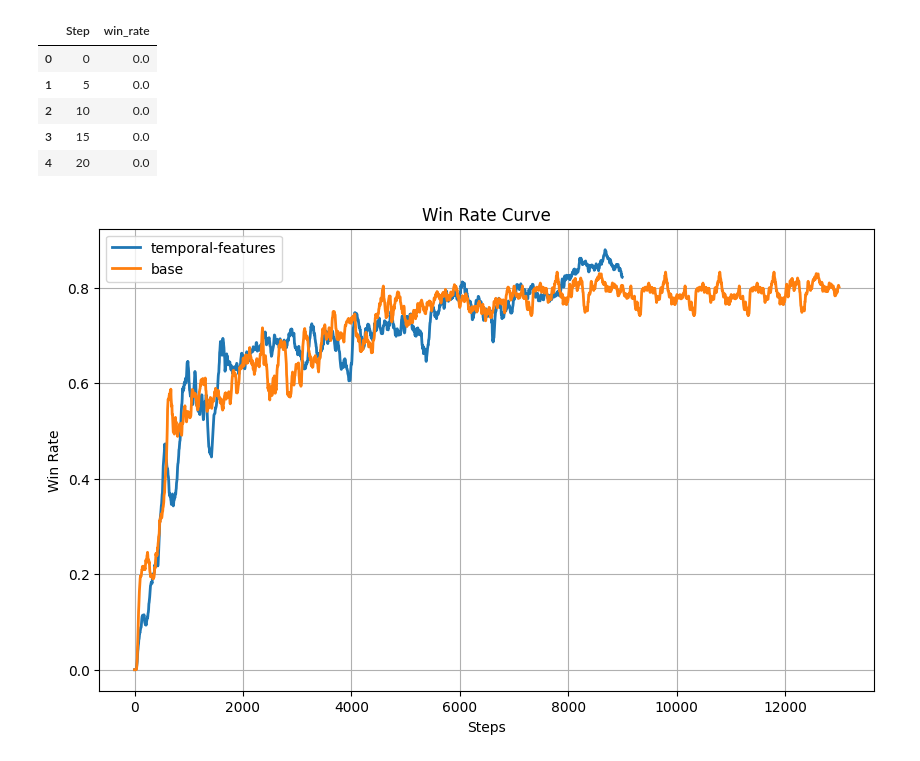
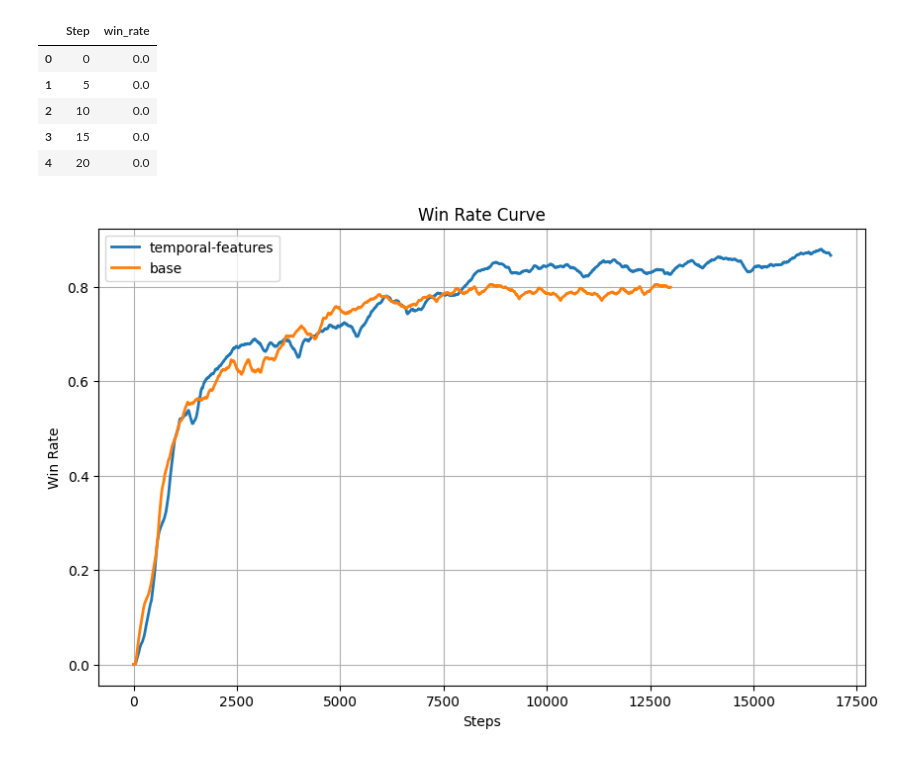
Before and after one commit to Forrest-xlz/gomoku_rl, a Jupyter notebook: eda.ipynb, the cells around one changed output. Cells and saved outputs as stored; diff of their text form; code cells hidden in the pictures.

```diff
--- a/eda.ipynb
+++ b/eda.ipynb
@@ -22,8 +22,24 @@ file5 = "wandb_export_2026-04-16T20_21_30.658+08_00.csv"
 df5 = pd.read_csv(file5)
 df5['win_rate'] = df5["inrl-temporal-6 - eval/black_vs_white_pool1"]
 df5 = df5[['Step', 'win_rate']]
+file6 = "wandb_export_2026-04-18T12_54_13.915+08_00.csv"
+df6 = pd.read_csv(file6)
+df6['win_rate'] = df6["inrl-temporal-6 - eval/black_vs_white_pool1"]
+df6 = df6[['Step', 'win_rate']]
+file7 = "wandb_export_2026-04-18T12_55_31.849+08_00.csv"
+df7 = pd.read_csv(file7)
+df7['win_rate'] = df7["inrl-temporal-6 - eval/black_vs_white_pool1"]
+df7 = df7[['Step', 'win_rate']]
+file8 = "wandb_export_2026-04-18T23_58_54.070+08_00.csv"
+df8 = pd.read_csv(file8)
+df8['win_rate'] = df8["inrl-temporal-6 - eval/black_vs_white_pool1"]
+df8 = df8[['Step', 'win_rate']]
+file9 = "wandb_export_2026-04-19T15_40_48.583+08_00.csv"
+df9 = pd.read_csv(file9)
+df9['win_rate'] = df9["inrl-temporal-6 - eval/black_vs_white_pool1"]
+df9 = df9[['Step', 'win_rate']]
 
-df = pd.concat([df1, df2, df3, df4, df5], ignore_index=True)
+df = pd.concat([df1, df2, df3, df4, df5, df6, df7, df8, df9], ignore_index=True)
 df['Step'] = df.index*5
 df = df[['Step', 'win_rate']]
 df.head()
@@ -75,33 +93,33 @@ import matplotlib.pyplot as plt
 
 # 先确保是数值，防止有字符串或空值
 df['win_rate'] = pd.to_numeric(df['win_rate'], errors='coerce')
 df_['win_rate'] = pd.to_numeric(df_['win_rate'], errors='coerce')
 # 去掉空值
 plot_df = df.dropna(subset=['win_rate']).copy()
 plot_df_ = df_.dropna(subset=['win_rate']).copy()
 
 # 方式1：滑动平均
 plot_df['win_rate_smooth_roll'] = plot_df['win_rate'].rolling(window=5, min_periods=1).mean()
 plot_df_['win_rate_smooth_roll'] = plot_df_['win_rate'].rolling(window=5, min_periods=1).mean()
 
 # 方式2：EMA平滑（更推荐）
-plot_df['win_rate_smooth_ema'] = plot_df['win_rate'].ewm(span=10, adjust=False).mean()
-plot_df_['win_rate_smooth_ema'] = plot_df_['win_rate'].ewm(span=10, adjust=False).mean()
+plot_df['win_rate_smooth_ema'] = plot_df['win_rate'].ewm(span=100, adjust=False).mean()
+plot_df_['win_rate_smooth_ema'] = plot_df_['win_rate'].ewm(span=100, adjust=False).mean()
 
 plt.figure(figsize=(10, 6))
 
 # 平滑曲线（推荐画 EMA）
 plt.plot(plot_df['Step'], plot_df['win_rate_smooth_ema'], label='temporal-features', linewidth=2)
 plt.plot(plot_df_['Step'], plot_df_['win_rate_smooth_ema'], label='base', linewidth=2)
 
 # 如果你也想看 rolling mean，把下面这行取消注释
 # plt.plot(plot_df['Step'], plot_df['win_rate_smooth_roll'], label='Smoothed trend (Rolling Mean)', linewidth=2)
 
 plt.xlabel('Steps')
 plt.ylabel('Win Rate')
 plt.title('Win Rate Curve')
 plt.legend()
 plt.grid(True)
 plt.show()
 # %% [output]
-[figure, old version]
+[figure, new version]
```
Also changed, not shown: parts of 1 cell of this notebook, 8 other files.
